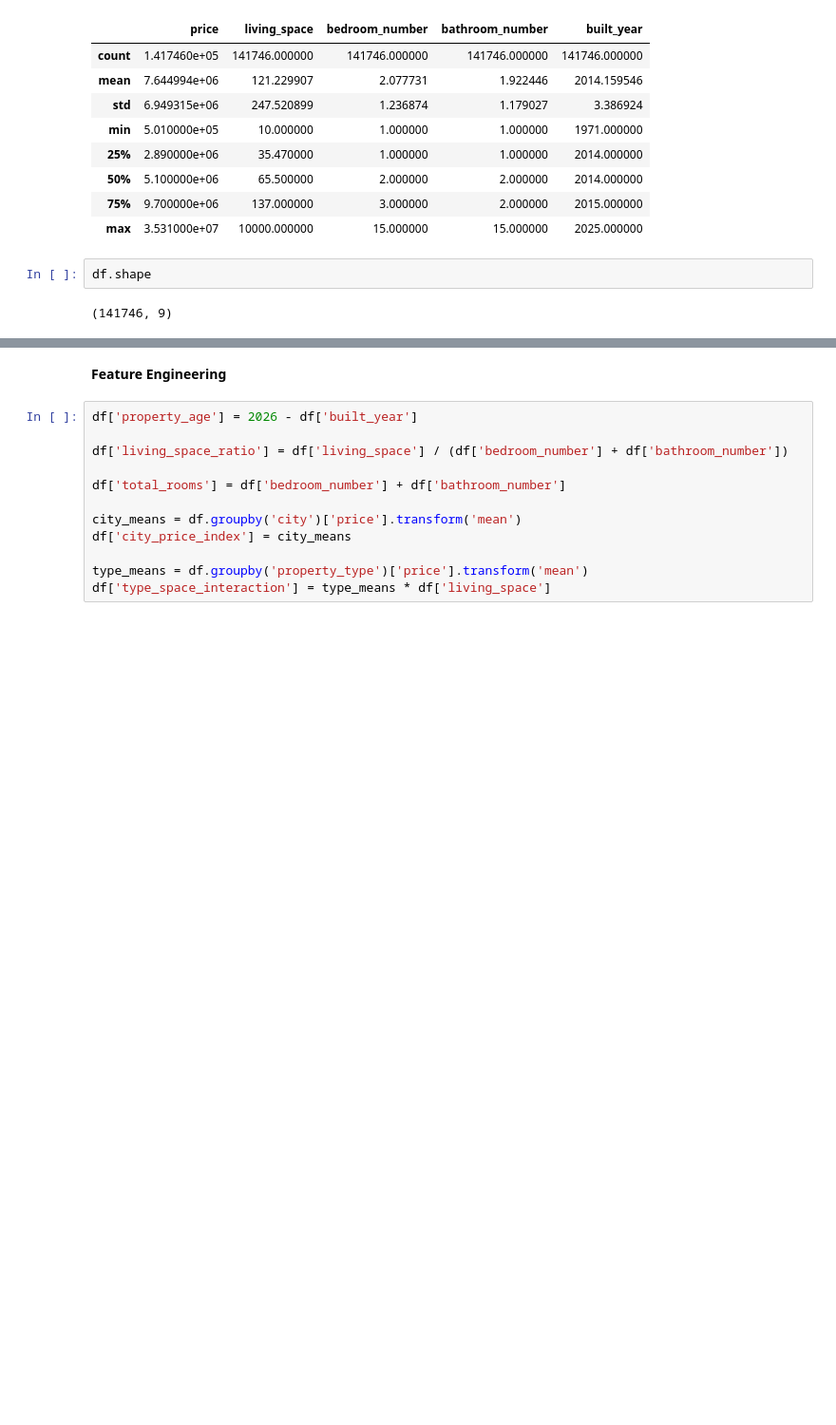
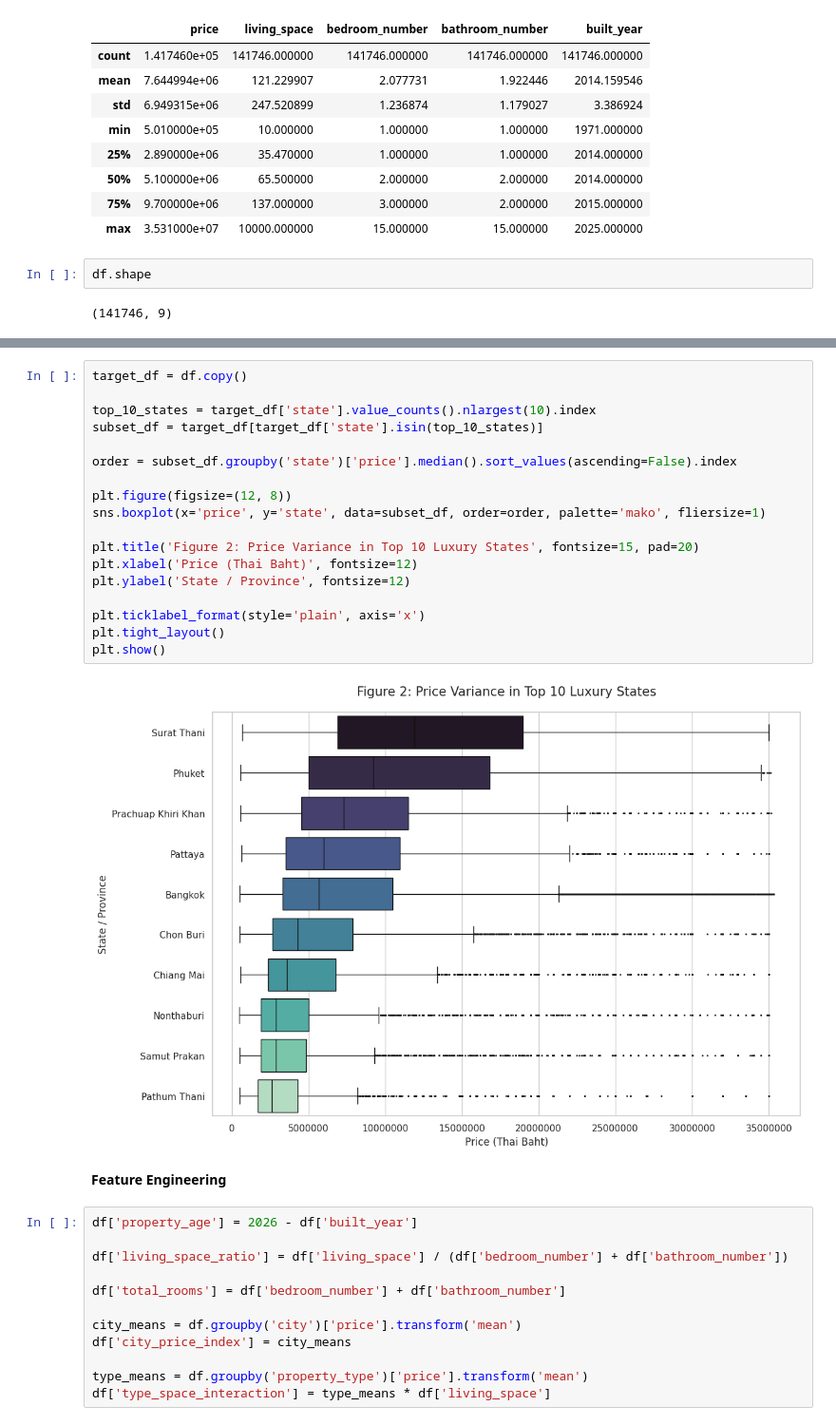
Before and after one commit to Chitiphat-T/House-Price-Prediction-ML-Models-in-Thailand, a Jupyter notebook: notebooks/ML_Project.ipynb, the cells around one changed output, grey strips where cells are left out. Shown at 95% size. Saved outputs shown, nothing was run; the diff lists cells and outputs as text; blank space fills up the shorter version.

```diff
--- a/notebooks/ML_Project.ipynb
+++ b/notebooks/ML_Project.ipynb
@@ -277,3 +291,23 @@ df.shape
+# %%
+target_df = df.copy()
+
+top_10_states = target_df['state'].value_counts().nlargest(10).index
+subset_df = target_df[target_df['state'].isin(top_10_states)]
+
+order = subset_df.groupby('state')['price'].median().sort_values(ascending=False).index
+
+plt.figure(figsize=(12, 8))
+sns.boxplot(x='price', y='state', data=subset_df, order=order, palette='mako', fliersize=1)
+
+plt.title('Figure 2: Price Variance in Top 10 Luxury States', fontsize=15, pad=20)
+plt.xlabel('Price (Thai Baht)', fontsize=12)
+plt.ylabel('State / Province', fontsize=12)
+
+plt.ticklabel_format(style='plain', axis='x')
+plt.tight_layout()
+plt.show()
+# %% [output]
+[figure, added]
 # %% [markdown]
 **Feature Engineering**
 # %%
```
Also changed, not shown: parts of 7 cells of this notebook.
